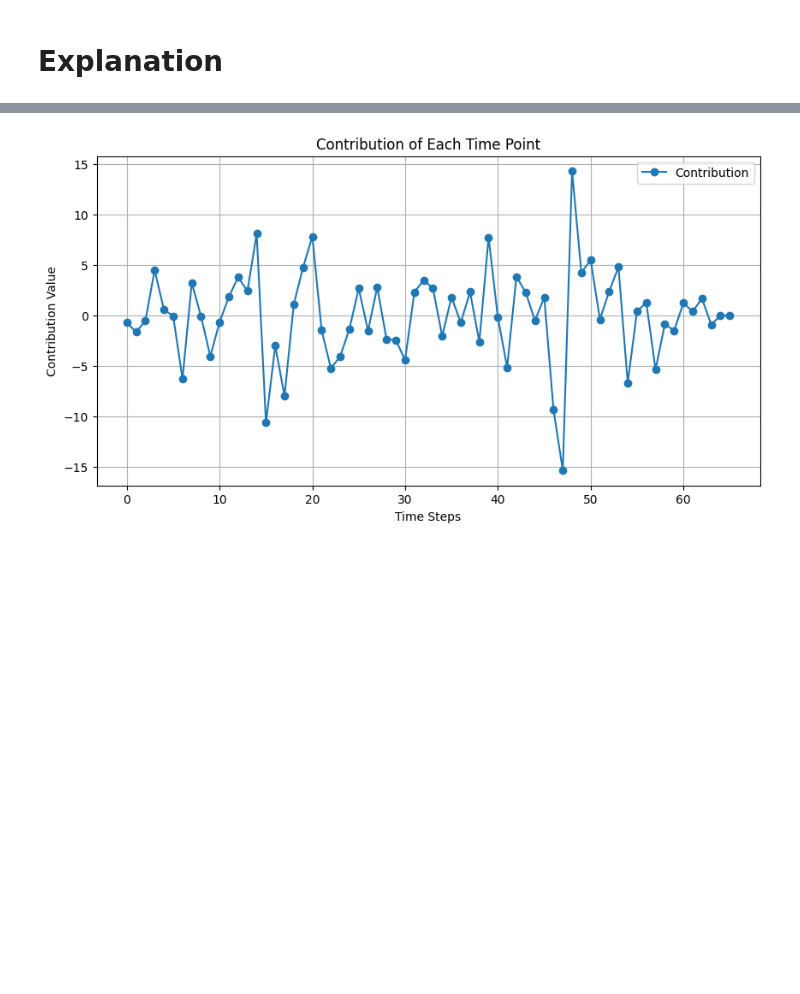
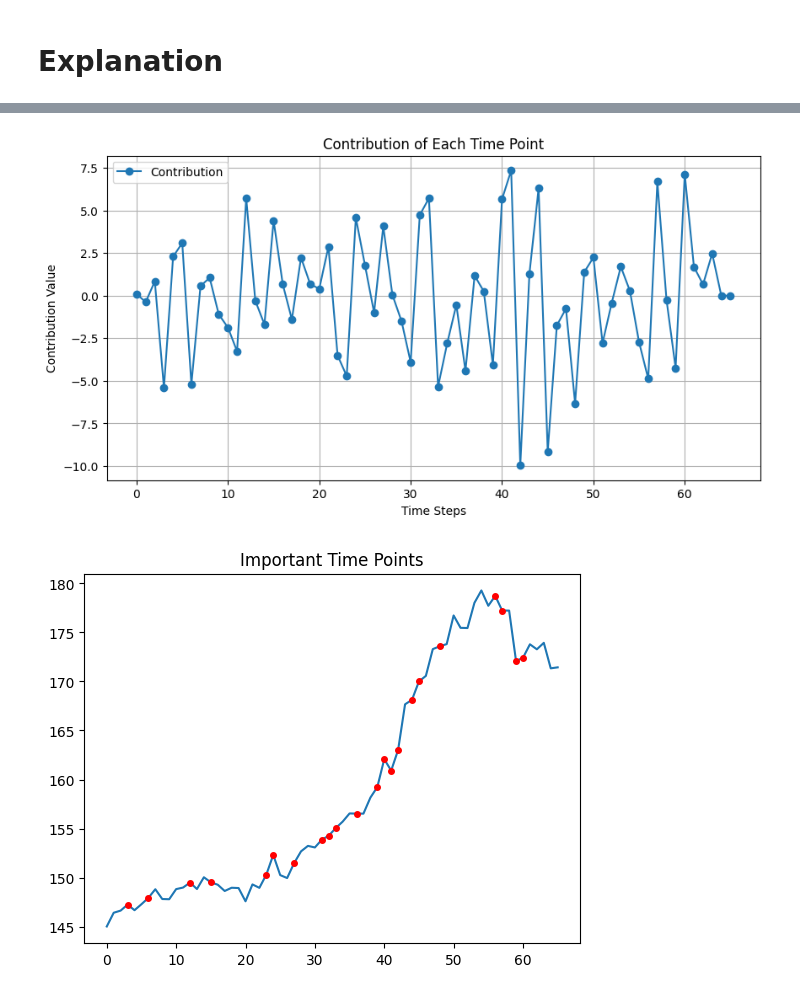
Before and after one commit to daniel620/Trustworthy-GNN-for-Financial-Time-Series, a Jupyter notebook: train.ipynb, the cells around one changed output, grey strips where cells are left out. Saved outputs shown, nothing was run; the diff lists cells and outputs as text; code cells hidden in the pictures; blank space fills up the shorter version.

```diff
--- a/train.ipynb
+++ b/train.ipynb
@@ -332,14 +334,48 @@ def plot_contributions(contributions, title=f'Contribution of Each Time Point'):
     plt.grid(True)
     plt.legend()
     plt.show()
+# %%
+def visualize_sequence_with_highlights(sequence, contribution, threshold=4, title=f'Important Time Points'):
+    fig, ax = plt.subplots()
+    plt.title(title)
+
+    ax.plot(sequence, label='Original Sequence')
+
+    for i, ig_value in enumerate(contribution):
+        if abs(ig_value) > threshold:
+            ax.plot(i, sequence[i], marker='o', markersize=4, color='red', label='Important Parts')
+
+    plt.show()
+# %%
+def integrated_gradients(input, edge_index, baseline, model, steps=50, node_index=0):
+    input = input.clone().detach().requires_grad_(True)
+    baseline = baseline.clone().detach()
+
+    interpolated = [baseline + (step / steps) * (input - baseline) for step in range(0, steps + 1)]
+
+    grads = []
+    for i, inp in enumerate(interpolated):
+        if inp.grad is not None:
+            inp.grad.zero_()
+        inp.requires_grad_(True)
+        with torch.autograd.set_grad_enabled(True):
+            output = model(inp, edge_index)
+            target_score = output[node_index] # target score at the node of interest
+            grads.append(torch.autograd.grad(target_score, inp)[0])
+
+    avg_grads = torch.stack(grads).mean(dim=0)
+    integrated_grad = (input - baseline)[node_index] * avg_grads  # element-wise multiplication
+    return integrated_grad
 # %%
 from modelling.grad_explain import integrated_gradients
 
 baseline = torch.zeros_like(x)
 ig = integrated_gradients(x, edge_index, baseline, model)
-plot_contributions(ig)
+plot_contributions(ig[0])
+visualize_sequence_with_highlights(x[0], ig[0])
 # %% [output]
-[figure, old version]
+[figure, new version]
+[figure, added]
 # %%
 top_n = 10
 
```
Also changed, not shown: parts of 8 cells of this notebook, 1 other file.
